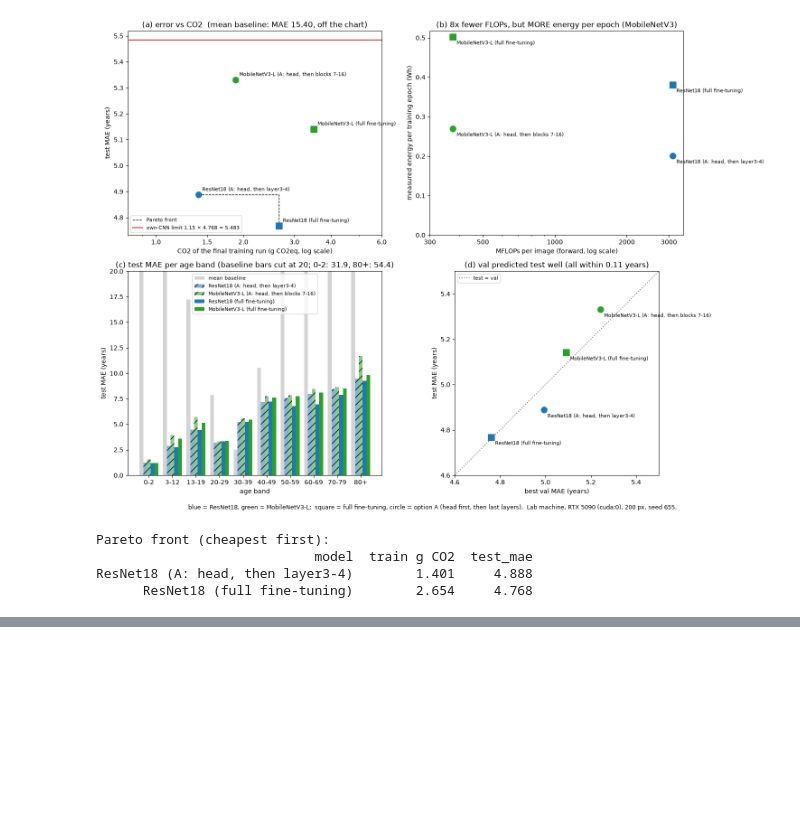
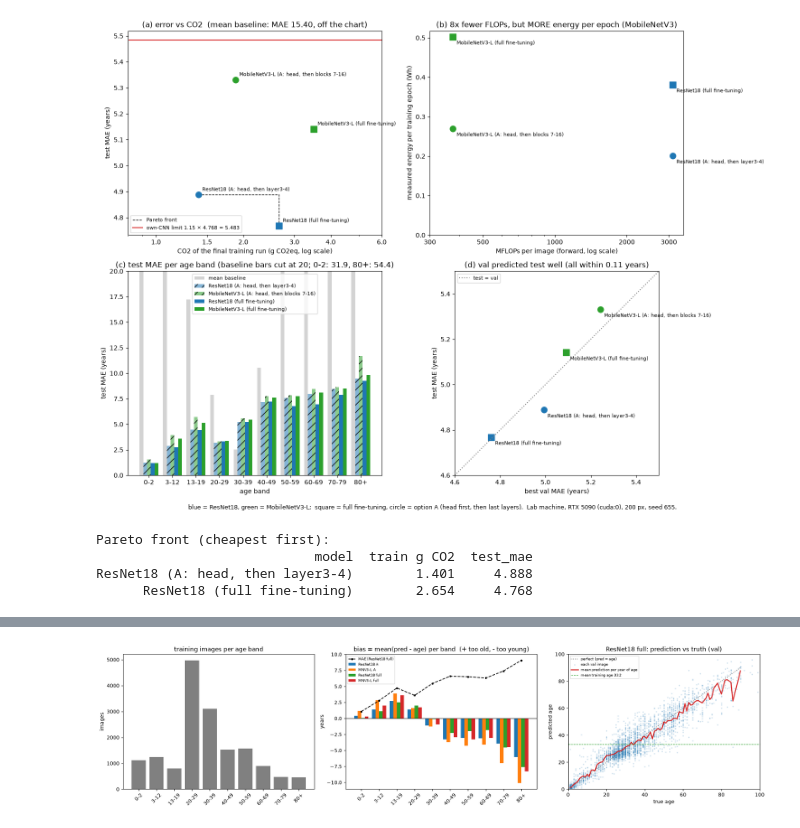
Before and after one commit to fouad1233/CSE655_Deep_Learning_Project, a Jupyter notebook: src/02_pipeline.ipynb, the cells around one changed output, grey strips where cells are left out. Saved outputs shown, nothing was run; the diff lists cells and outputs as text; code cells hidden in the pictures; blank space fills up the shorter version.

```diff
--- a/src/02_pipeline.ipynb
+++ b/src/02_pipeline.ipynb
@@ -1313,0 +1341,78 @@ ResNet18 (A: head, then layer3-4)        1.401     4.888
+# %%
+PRED_DIR = REPO / "results" / "predictions"     # per-image predictions (val only), reusable without the GPU
+PRED_DIR.mkdir(parents=True, exist_ok=True)
+BIAS_RUN = "eval_val_error_by_age"
+LABEL = {"resnet18_A_run02": "ResNet18 A", "mobilenet_v3_large_A_run02": "MNV3-L A",      # short names for the plots
+         "resnet18_full_run01": "ResNet18 full", "mobilenet_v3_large_full_run01": "MNV3-L full"}
+
+# 1) one val prediction pass per model (4 x 3,461 images), measured once with CodeCarbon
+assert np.array_equal(y_val.cpu().numpy(), val.age.values), "X_val rows must be in the same order as `val`"
+if not already_logged(BIAS_RUN):
+    with track(BIAS_RUN, kind="eval", gpu_ids=[0], notes="val predictions of the 4 standard models for the error-by-age analysis") as info:
+        for run_name in RUNS_V2:
+            pred = predict(models_v2[run_name], X_val).cpu().numpy()
+            out = val[["file", "age", "age_band", "gender", "race"]].assign(pred=pred.round(3))
+            out.to_csv(PRED_DIR / f"val_{run_name}.csv", index=False)
+preds = {r: pd.read_csv(PRED_DIR / f"val_{r}.csv") for r in RUNS_V2}
+
+# 2) table per age band: how many TRAINING images, MAE, bias (signed), relative error
+train_n = train.age_band.value_counts().reindex(AGE_BANDS)
+rows = []
+for r, d in preds.items():
+    d = d.assign(err=d.pred - d.age)                         # signed error: + = too old, - = too young
+    for band, g in d.groupby("age_band"):
+        rows.append({"run": r, "age_band": band, "n_val": len(g), "n_train": train_n[band],
+                     "mean_age": g.age.mean(), "mae": g.err.abs().mean(), "bias": g.err.mean(),
+                     "pct_too_old": 100 * (g.err > 0).mean(),
+                     "rel_mae_pct": 100 * g.err.abs().mean() / g.age.mean()})   # MAE relative to the age itself
+band_tab = pd.DataFrame(rows)
+band_tab["age_band"] = pd.Categorical(band_tab.age_band, AGE_BANDS, ordered=True)
+band_tab = band_tab.sort_values(["run", "age_band"])
+
+best_run = "resnet18_full_run01"
+t = band_tab[band_tab.run == best_run].set_index("age_band")
+print(f"{LABEL[best_run]} - validation set, per age band")
+print(t[["n_train", "n_val", "mean_age", "mae", "bias", "pct_too_old", "rel_mae_pct"]]
+      .round({"mean_age": 1, "mae": 2, "bias": 2, "pct_too_old": 0, "rel_mae_pct": 1}).to_string())
+overall = preds[best_run].assign(err=lambda d: d.pred - d.age)
+print(f"\noverall: MAE {overall.err.abs().mean():.3f}, bias {overall.err.mean():+.3f} years  "
+      f"(mean prediction {overall.pred.mean():.2f} vs mean true age {overall.age.mean():.2f})")
+
+print("\nbias (years, + = too old) per age band, all four models:")
+print(band_tab.pivot(index="age_band", columns="run", values="bias").rename(columns=LABEL).round(2).to_string())
+
+# is the error explained by how many training images a band has?  (Spearman = rank correlation)
+c_abs = t.n_train.corr(t.mae, method="spearman")
+c_rel = t.n_train.corr(t.rel_mae_pct, method="spearman")
+print(f"\nSpearman(n_train, MAE) = {c_abs:+.2f}   Spearman(n_train, relative MAE) = {c_rel:+.2f}")
+
+# 3) figure: data per band | MAE + bias per band | mean prediction vs true age (1-year bins)
+fig, axes = plt.subplots(1, 3, figsize=(19, 4.8))
+ax = axes[0]
+ax.bar(AGE_BANDS, train_n.values, color="grey")
+ax.set_title("training images per age band"); ax.set_ylabel("images"); ax.tick_params(axis="x", rotation=45)
+
+ax = axes[1]
+xs = np.arange(len(AGE_BANDS)); w = 0.2
+for k, r in enumerate(RUNS_V2):
+    b = band_tab[band_tab.run == r]
+    ax.bar(xs + (k - 1.5) * w, b.bias, w, label=LABEL[r])
+ax.plot(xs, t.mae.values, "k.--", label=f"MAE ({LABEL[best_run]})")
+ax.axhline(0, color="black", lw=0.8)
+ax.set_xticks(xs, AGE_BANDS, rotation=45); ax.set_ylabel("years")
+ax.set_title("bias = mean(pred - age) per band  (+ too old, - too young)"); ax.legend(fontsize=7)
+
+ax = axes[2]
+d = overall.assign(age_bin=overall.age.clip(upper=90))       # few people above 90: pool them
+m = d.groupby("age_bin").agg(pred=("pred", "mean"), n=("pred", "size")).query("n >= 5")
+ax.plot([0, 90], [0, 90], color="grey", ls=":", label="perfect (pred = age)")
+ax.scatter(d.age, d.pred, s=3, alpha=0.15, color="tab:blue", label="each val image")
+ax.plot(m.index, m.pred, color="tab:red", lw=2, label="mean prediction per year of age")
+ax.axhline(train.age.mean(), color="tab:green", lw=1, ls="--", label=f"mean training age {train.age.mean():.1f}")
+ax.set_xlabel("true age"); ax.set_ylabel("predicted age"); ax.set_xlim(0, 100); ax.set_ylim(0, 100)
+ax.set_title(f"{LABEL[best_run]}: prediction vs truth (val)"); ax.legend(fontsize=7)
+plt.tight_layout()
+fig.savefig(FIG_DIR / "error_by_age_val.png", dpi=110)
+plt.show()
+band_tab.round(4).to_csv(REPO / "results" / "error_by_age_val.csv", index=False)
+# %% [output]
@@ -1313,0 +1436 @@ ResNet18 (A: head, then layer3-4)        1.401     4.888
+[figure, added]
```
Also changed, not shown: parts of 5 cells of this notebook, 15 other files.
